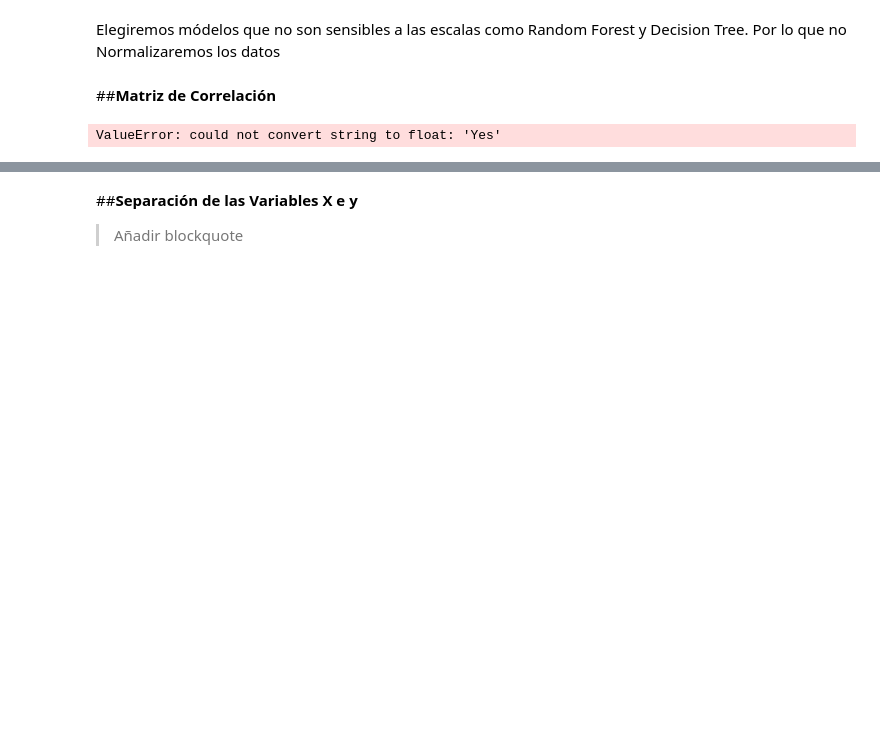
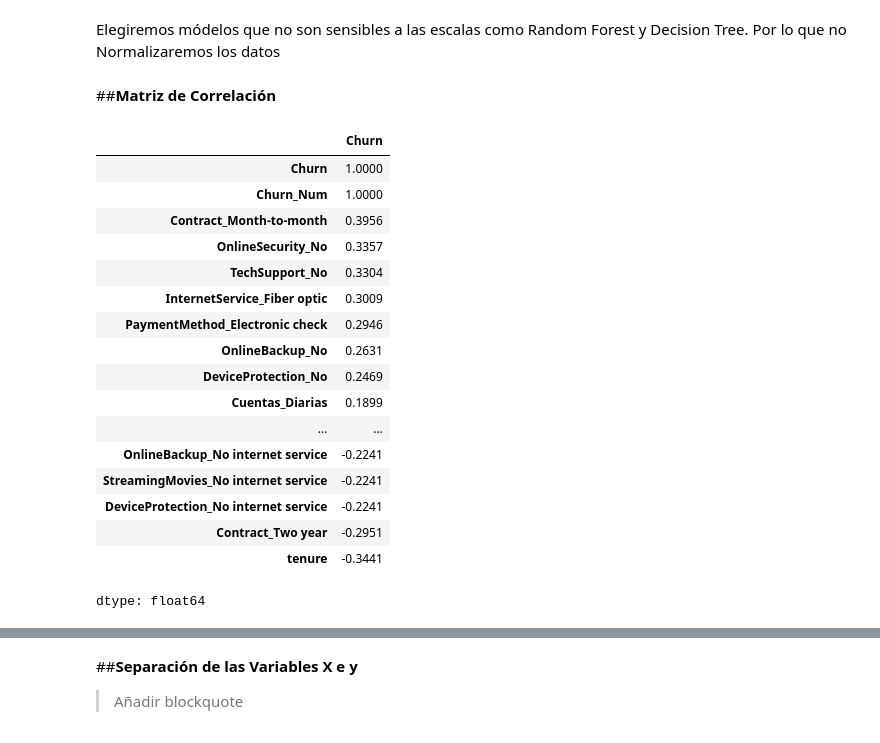
Before and after one commit to Angel-pronimo/Challenge-3-TelecomX-parte2-LATAM-Alura, a Jupyter notebook: Telecom_X_Parte2.ipynb, the cells around one changed output, grey strips where cells are left out. Drawn from its saved outputs; the diff is of its cells as text; code cells hidden in the pictures; blank space fills up the shorter version.

```diff
--- a/Telecom_X_Parte2.ipynb
+++ b/Telecom_X_Parte2.ipynb
@@ -643,9 +643,31 @@ sns.histplot(data=datos, x='Churn',kde=True)
 Elegiremos módelos que no son sensibles a las  escalas como Random Forest y Decision Tree. Por lo que no Normalizaremos los datos
 # %% [markdown]
 ##**Matriz de Correlación**
-# %%
-df.corr().round(4)
-# %% [output]
-ValueError: could not convert string to float: 'Yes'
+# %%
+object_cols = df.select_dtypes(include='object').columns
+
+df_encoded = pd.get_dummies(data=df, columns=object_cols, dtype=int)
+
+correlacion = df_encoded.corr()['Churn'].sort_values(ascending=False).round(4)
+correlacion
+# %% [output]
+|  | Churn |
+| Churn | 1.0000 |
+| Churn_Num | 1.0000 |
+| Contract_Month-to-month | 0.3956 |
+| OnlineSecurity_No | 0.3357 |
+| TechSupport_No | 0.3304 |
+| InternetService_Fiber optic | 0.3009 |
+| PaymentMethod_Electronic check | 0.2946 |
+| OnlineBackup_No | 0.2631 |
+| DeviceProtection_No | 0.2469 |
+| Cuentas_Diarias | 0.1899 |
+| ... | ... |
+| OnlineBackup_No internet service | -0.2241 |
+| StreamingMovies_No internet service | -0.2241 |
+| DeviceProtection_No internet service | -0.2241 |
+| Contract_Two year | -0.2951 |
+| tenure | -0.3441 |
+dtype: float64
 # %%
 # vamos a ordenar la primera columna
```
Also changed, not shown: parts of 27 cells of this notebook.
